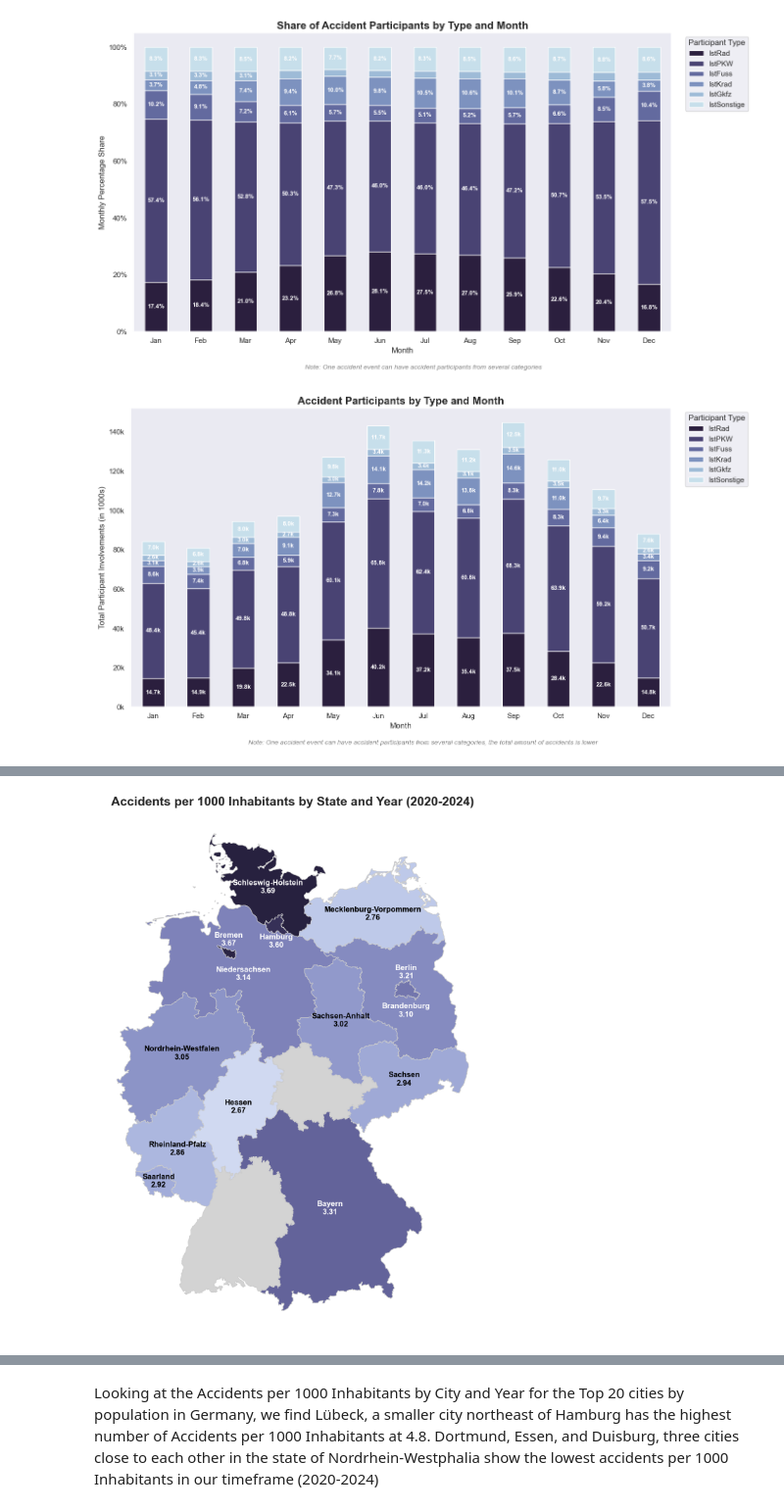
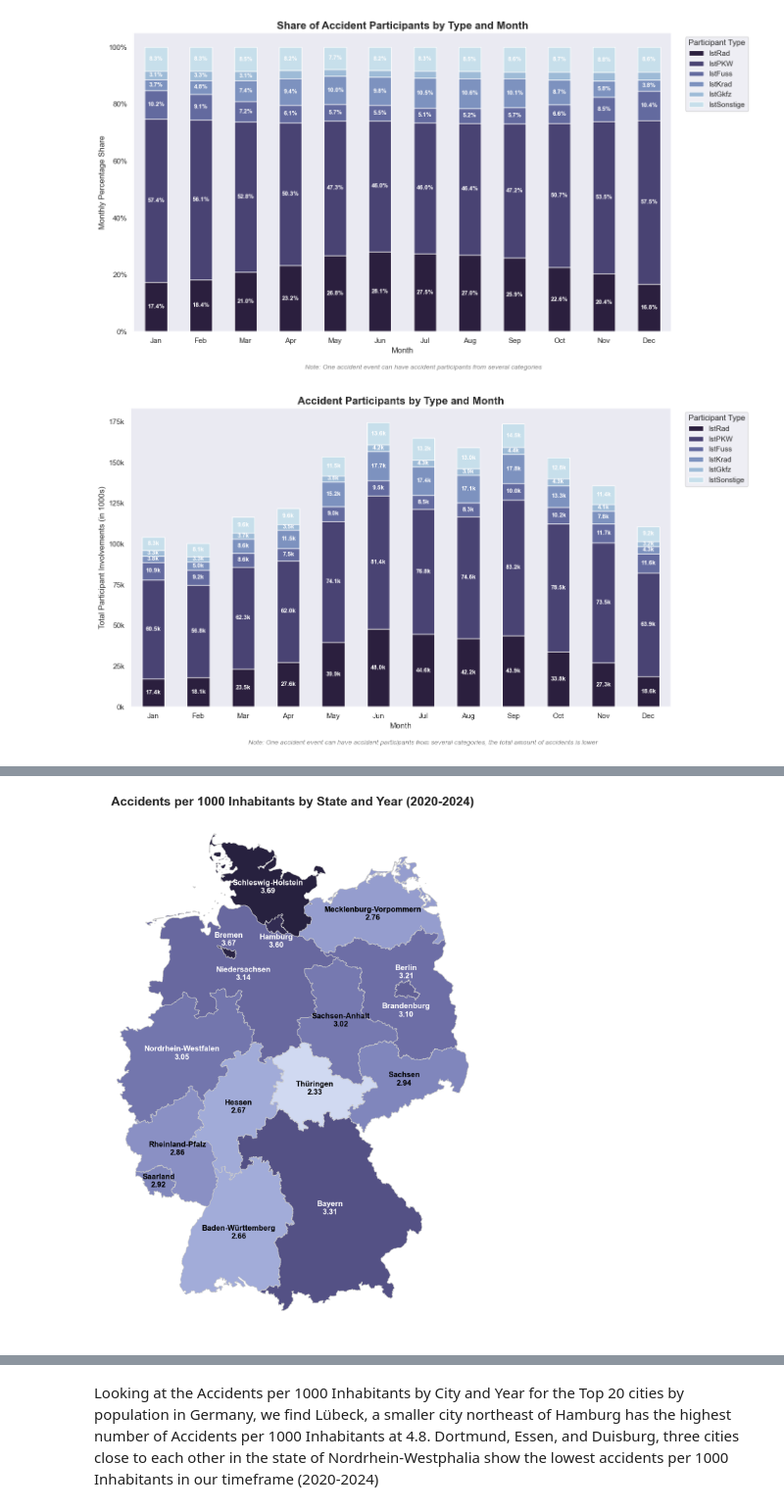
Before and after one commit to HumbleHominid/urban-mobility-risk-analysis, a Jupyter notebook: src/Summary.ipynb, the cells around one changed output, grey strips where cells are left out. Shown at 98% size. Saved outputs shown, nothing was run; the diff lists cells and outputs as text; code cells hidden in the pictures.

```diff
--- a/src/Summary.ipynb
+++ b/src/Summary.ipynb
@@ -43,7 +47,7 @@ import pandas as pd
 import os
 
 df_States = pd.read_csv(
-    "/Users/gazizajanabayeva/Documents/Data-analytics/urban-mobility-risk-analysis/src/ULAND_Inhabitants.csv",
+    os.path.join("data", "ULAND_Inhabitants.csv"),
     sep=";"
 )
 
@@ -60,5 +64,5 @@ df_States.head()
 # %%
-YEARS = [2020, 2021, 2022, 2023, 2024]
+YEARS = [2019, 2020, 2021, 2022, 2023, 2024]
 df_dict = fd.get_dfs(YEARS)
 df = pd.concat(df_dict.values())
 city_info = fd.get_city_info()
@@ -429,7 +432,7 @@ plt.show()
 # Display the original count data
 # monthly_accident_counts.head(12)
 # %% [output]
-[figure, old version]
+[figure, new version]
 # %%
 # 'sq km' and 'population' are removed from here
 sum_columns = [
@@ -511,6 +514,8 @@ df_cities_total.head(20)
 | 259 | Bonn | 4299 | 623 | 12 | 4934 | 608 | 2262 | 486 | 3270 | 107 | ... |
 | 534 | Freiburg im Breisgau | 4249 | 630 | 21 | 4900 | 384 | 2940 | 513 | 2933 | 152 | ... |
 # %%
+df = df[(df["UJAHR"] >= 2020) & (df["UJAHR"] <= 2024)]
+
 df_counts = df.groupby("ULAND").size().reset_index(name="AccidentCount")
 df_accident_per_population = df_States.merge(df_counts, on="ULAND", how="left")
 df_accident_per_population["AccidentCount"] = (
@@ -584,34 +589,34 @@ for idx, row in merged_gdf.iterrows():
     annotation_text = f"{state_name}\n{value:.2f}"
 
     # START: Label Offset Logic
     if state_name == "Brandenburg":
         y -= 0.3  # Nudge Brandenburg's label DOWN
     elif state_name == "Bremen":
         y += 0.22  # Nudge Saarland's label UP
     elif state_name == "Berlin":
         y += 0.3  # Nudge Berlin's label UP
     elif state_name == "Hamburg":
         y -= 0.25  # Nudge Berlin's label UP
     # END: Label Offset Logic
 
     ax.annotate(
         text=annotation_text,
         xy=(x, y),  # Use the potentially modified x and y
         ha="center",
         va="center",
         fontsize=11,
         fontweight="bold",
         color=text_color,
     )
 # 7. Customize and Show Plot
 ax.axis("off")
 ax.set_title(
     "Accidents per 1000 Inhabitants by State and Year (2020-2024)",
     fontdict={"fontsize": "18", "fontweight": "bold"},
 )
 plt.show()
 # %% [output]
-[figure, old version]
+[figure, new version]
 # %%
 import matplotlib.pyplot as plt
 import seaborn as sns
```
Also changed, not shown: parts of 8 cells of this notebook, 5 other files.
